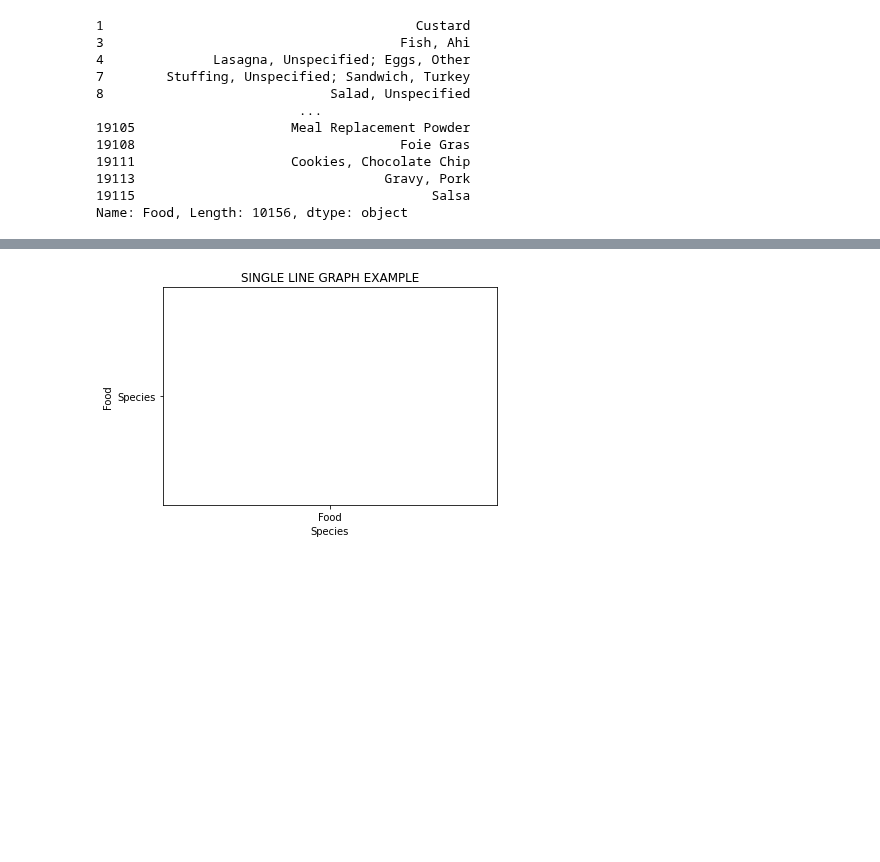
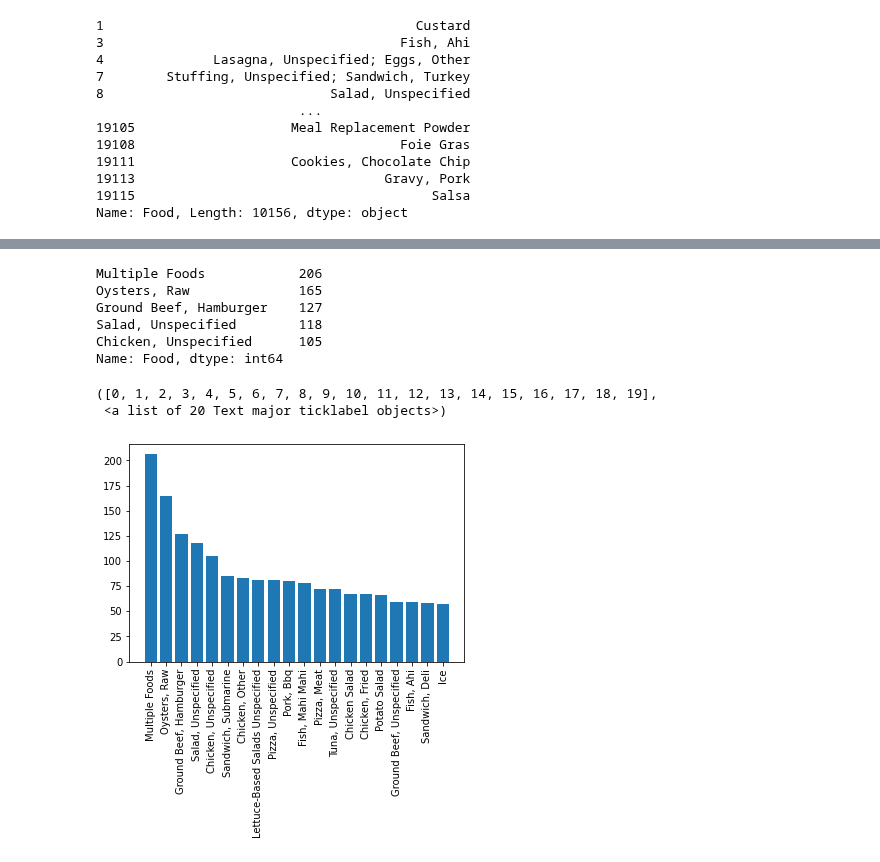
Before and after one commit to DINHC/foodborneillness, a Jupyter notebook: Foodborne_illness.ipynb, the cells around one changed output, grey strips where cells are left out. Cells and saved outputs as stored; diff of their text form; code cells hidden in the pictures; blank space fills up the shorter version.

```diff
--- a/Foodborne_illness.ipynb
+++ b/Foodborne_illness.ipynb
@@ -152,20 +136,20 @@ SyntaxError: invalid syntax (<ipython-input-82-65b8cc446c08>, line 2)
-# %%
-x = ['Food']
-
-y = ['Species']
-
-plt.plot(x, y)
-
-
-plt.xlabel("Species")
-
-
-plt.ylabel("Food")
-
-
-plt.title("")
-
-
-plt.show()
-# %% [output]
-[figure, removed]
+# %%
+food_df = outbreaks_df.groupby('Food').filter(lambda x : len(x)>100)
+food_df['Food'].value_counts()
+# %% [output]
+Multiple Foods            206
+Oysters, Raw              165
+Ground Beef, Hamburger    127
+Salad, Unspecified        118
+Chicken, Unspecified      105
+Name: Food, dtype: int64
+# %%
+food_series = outbreaks_df['Food'].value_counts()
+food_frame = food_series.to_frame()
+food_frame = food_frame.head(20)
+plt.bar(food_frame.index, food_frame["Food"])
+plt.xticks(rotation='vertical')
+# %% [output]
+([0, 1, 2, 3, 4, 5, 6, 7, 8, 9, 10, 11, 12, 13, 14, 15, 16, 17, 18, 19],
+ <a list of 20 Text major ticklabel objects>)
+[figure, added]
```
Also changed, not shown: parts of 18 cells of this notebook.
